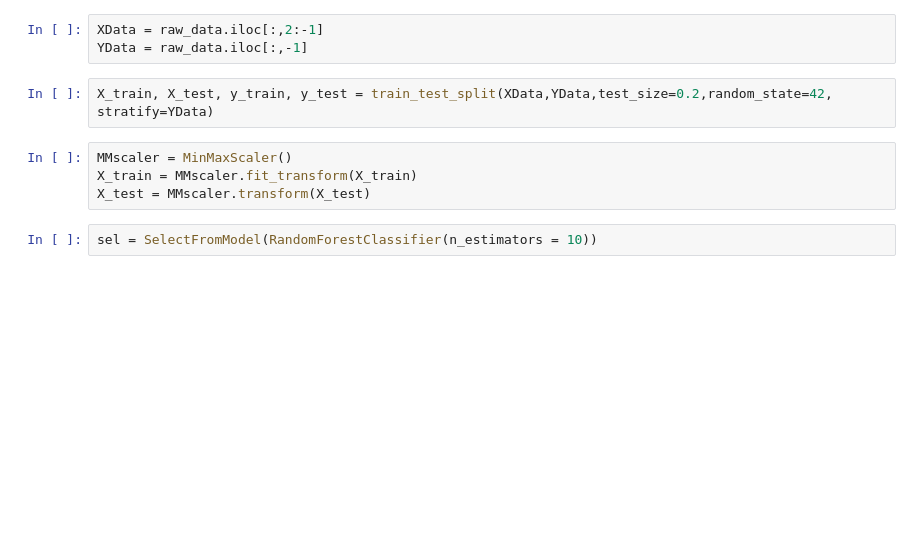
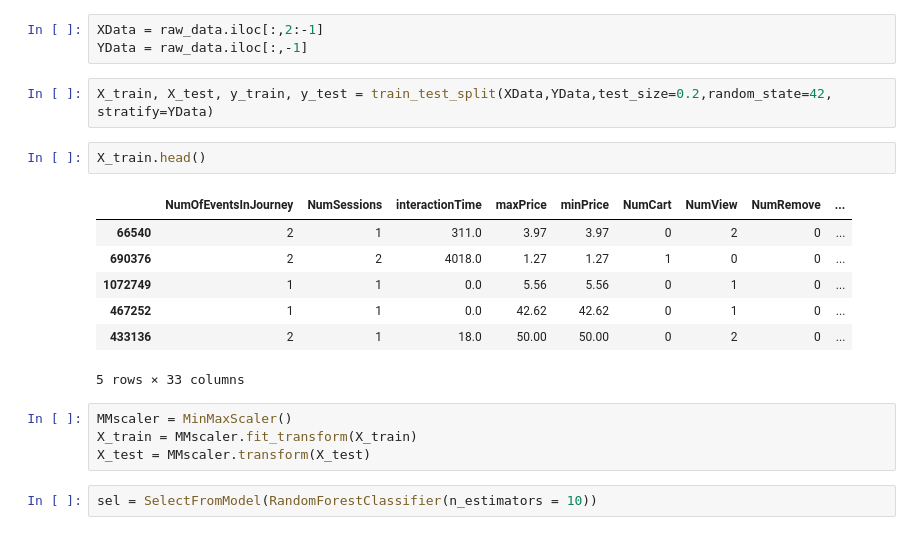
Before and after one commit to unhoang/MLOps-DataStreams, a Jupyter notebook: mlops-ecommerce-analysis.ipynb, the cells around one changed output. Cells and saved outputs as stored; diff of their text form; blank space fills up the shorter version.

```diff
--- a/mlops-ecommerce-analysis.ipynb
+++ b/mlops-ecommerce-analysis.ipynb
@@ -80,6 +87,16 @@ XData = raw_data.iloc[:,2:-1]
 YData = raw_data.iloc[:,-1]
 # %%
 X_train, X_test, y_train, y_test = train_test_split(XData,YData,test_size=0.2,random_state=42, stratify=YData)
+# %%
+X_train.head()
+# %% [output]
+|  | NumOfEventsInJourney | NumSessions | interactionTime | maxPrice | minPrice | NumCart | NumView | NumRemove | ... |
+| 66540 | 2 | 1 | 311.0 | 3.97 | 3.97 | 0 | 2 | 0 | ... |
+| 690376 | 2 | 2 | 4018.0 | 1.27 | 1.27 | 1 | 0 | 0 | ... |
+| 1072749 | 1 | 1 | 0.0 | 5.56 | 5.56 | 0 | 1 | 0 | ... |
+| 467252 | 1 | 1 | 0.0 | 42.62 | 42.62 | 0 | 1 | 0 | ... |
+| 433136 | 2 | 1 | 18.0 | 50.00 | 50.00 | 0 | 2 | 0 | ... |
+5 rows × 33 columns
 # %%
 MMscaler = MinMaxScaler()
 X_train = MMscaler.fit_transform(X_train)
```
Also changed, not shown: parts of 27 cells of this notebook.
